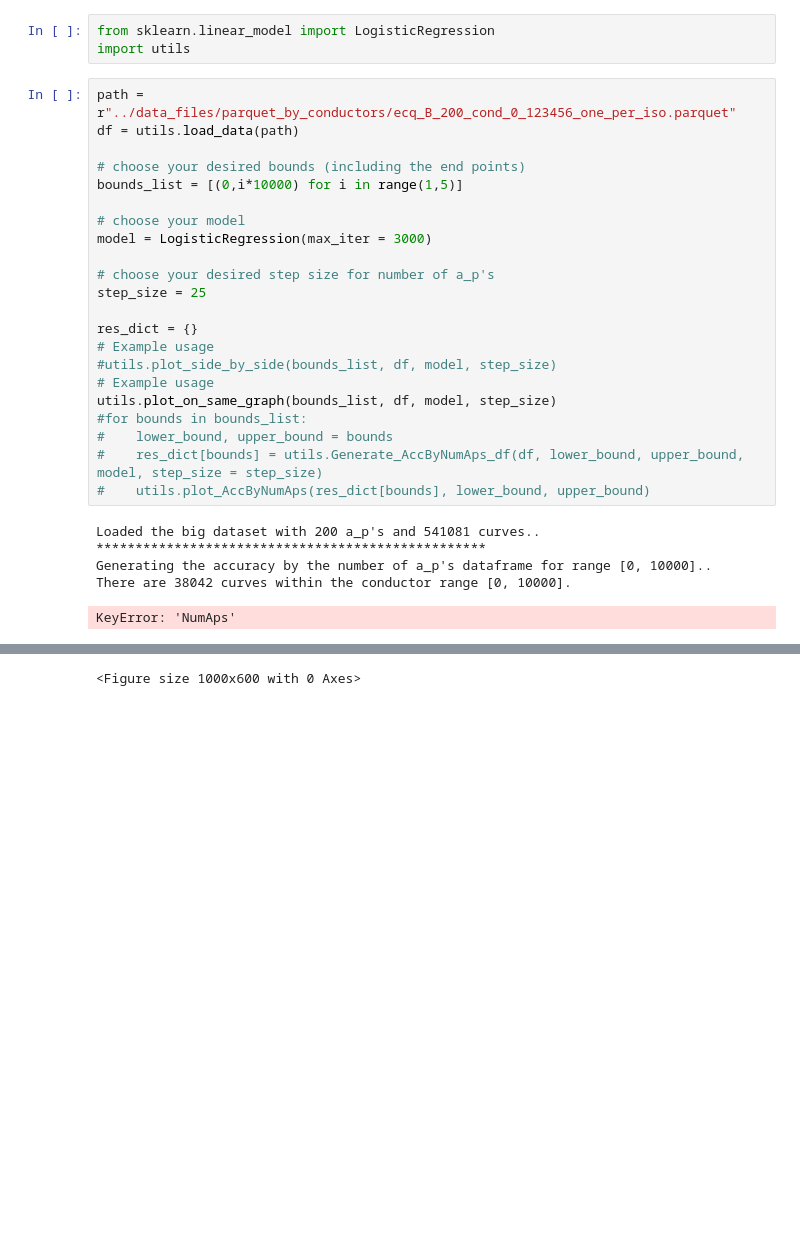
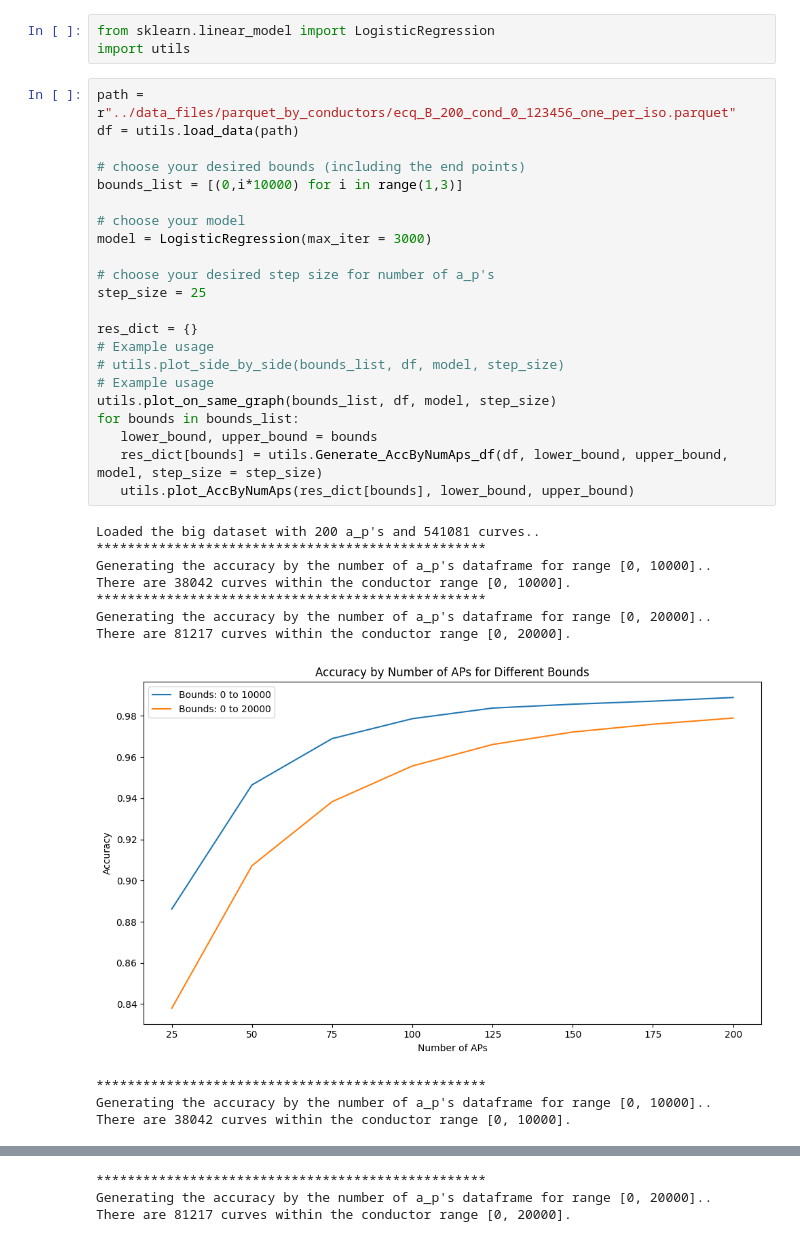
Before and after one commit to BarinderBanwait/ml_rnt, a Jupyter notebook: notebooks/AccuracyByNumAps_Demo.ipynb, the cells around one changed output, grey strips where cells are left out. Drawn from its saved outputs; the diff is of its cells as text; blank space fills up the shorter version.

Commit message:
Added a demo and functions for plotting acc vs range of aps

```diff
--- a/notebooks/AccuracyByNumAps_Demo.ipynb
+++ b/notebooks/AccuracyByNumAps_Demo.ipynb
@@ -4,28 +4,34 @@ import utils
 # %%
 path = r"../data_files/parquet_by_conductors/ecq_B_200_cond_0_123456_one_per_iso.parquet"
 df = utils.load_data(path)
 
 # choose your desired bounds (including the end points)
-bounds_list = [(0,i*10000) for i in range(1,5)]
+bounds_list = [(0,i*10000) for i in range(1,3)]
 
 # choose your model
 model = LogisticRegression(max_iter = 3000)
 
 # choose your desired step size for number of a_p's
 step_size = 25
 
 res_dict = {}
 # Example usage
-#utils.plot_side_by_side(bounds_list, df, model, step_size)
+# utils.plot_side_by_side(bounds_list, df, model, step_size)
 # Example usage
 utils.plot_on_same_graph(bounds_list, df, model, step_size)
-#for bounds in bounds_list:
-#    lower_bound, upper_bound = bounds
-#    res_dict[bounds] = utils.Generate_AccByNumAps_df(df, lower_bound, upper_bound, model, step_size = step_size)
-#    utils.plot_AccByNumAps(res_dict[bounds], lower_bound, upper_bound)
+for bounds in bounds_list:
+   lower_bound, upper_bound = bounds
+   res_dict[bounds] = utils.Generate_AccByNumAps_df(df, lower_bound, upper_bound, model, step_size = step_size)
+   utils.plot_AccByNumAps(res_dict[bounds], lower_bound, upper_bound)
 # %% [output]
 Loaded the big dataset with 200 a_p's and 541081 curves..
 **************************************************
 Generating the accuracy by the number of a_p's dataframe for range [0, 10000]..
 There are 38042 curves within the conductor range [0, 10000].
+**************************************************
+Generating the accuracy by the number of a_p's dataframe for range [0, 20000]..
+There are 81217 curves within the conductor range [0, 20000].
+[figure, added]
-KeyError: 'NumAps'
+**************************************************
+Generating the accuracy by the number of a_p's dataframe for range [0, 10000]..
+There are 38042 curves within the conductor range [0, 10000].
@@ -32 +39,3 @@ KeyError: 'NumAps'
-<Figure size 1000x600 with 0 Axes>
+**************************************************
+Generating the accuracy by the number of a_p's dataframe for range [0, 20000]..
+There are 81217 curves within the conductor range [0, 20000].
```
Also changed, not shown: parts of 2 cells of this notebook, 2 other files.
